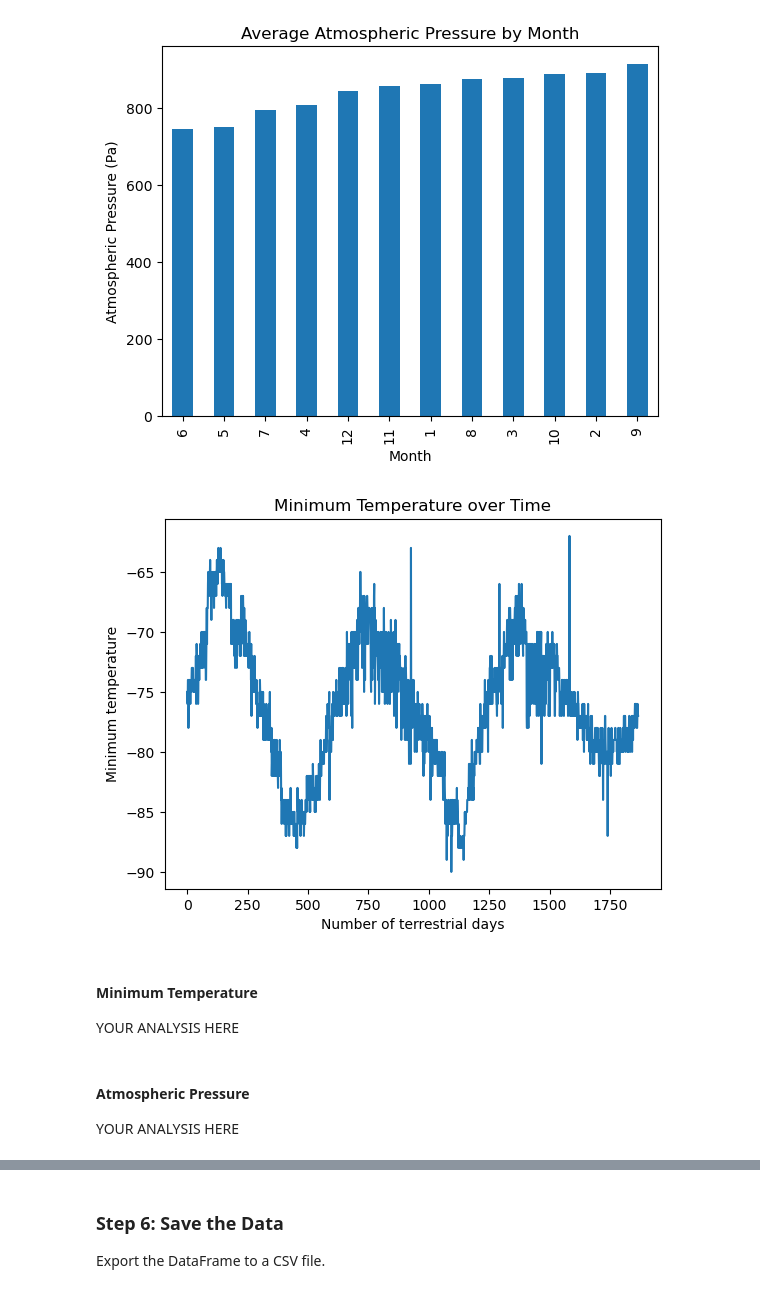
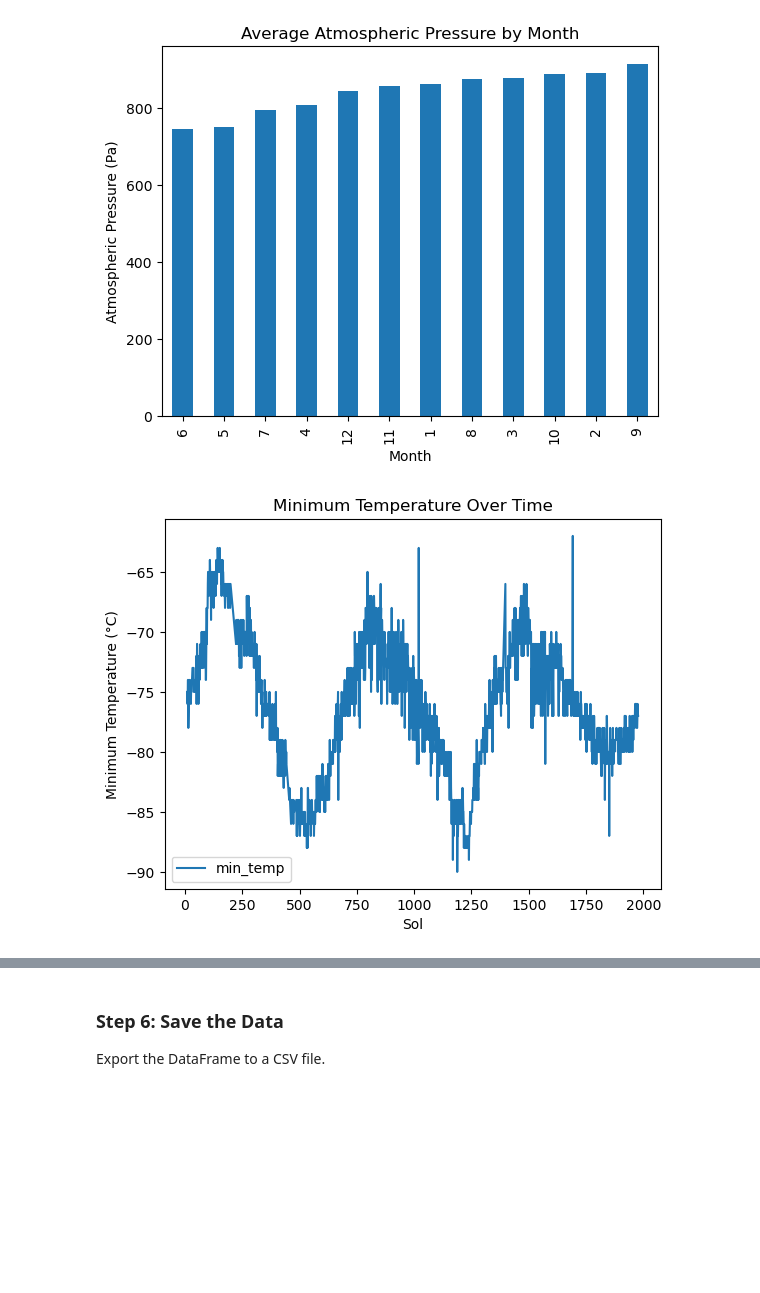
Before and after one commit to gbadrain/html-challenge, a Jupyter notebook: MARS/part_2_mars_weather.ipynb, the cells around one changed output, grey strips where cells are left out. Drawn from its saved outputs; the diff is of its cells as text; code cells hidden in the pictures; blank space fills up the shorter version.

```diff
--- a/MARS/part_2_mars_weather.ipynb
+++ b/MARS/part_2_mars_weather.ipynb
@@ -226,14 +226,12 @@ Month with the highest atmospheric pressure is: 9
 [figure]
 # %%
 # 5. How many terrestrial (Earth) days are there in a Martian year?
+#To estimate the number of terrestrial (Earth) days in a Martian year, we can analyze the temperature cycles over the Martian sols.
+# Apprx 665 sols in a Martian year
+
 # Visually estimate the result by plotting the daily minimum temperature of each observation in the data set.
+weather_df.plot(x='sol', y='min_temp', xlabel='Sol', ylabel='Minimum Temperature (°C)',
+title='Minimum Temperature Over Time')
+plt.show()
 # %% [output]
-[figure, old version]
+[figure, new version]
-# %% [markdown]
-#### Minimum Temperature
-
-YOUR ANALYSIS HERE
-# %% [markdown]
-#### Atmospheric Pressure
-
-YOUR ANALYSIS HERE
```
Also changed, not shown: parts of 5 cells of this notebook, 2 other files.
